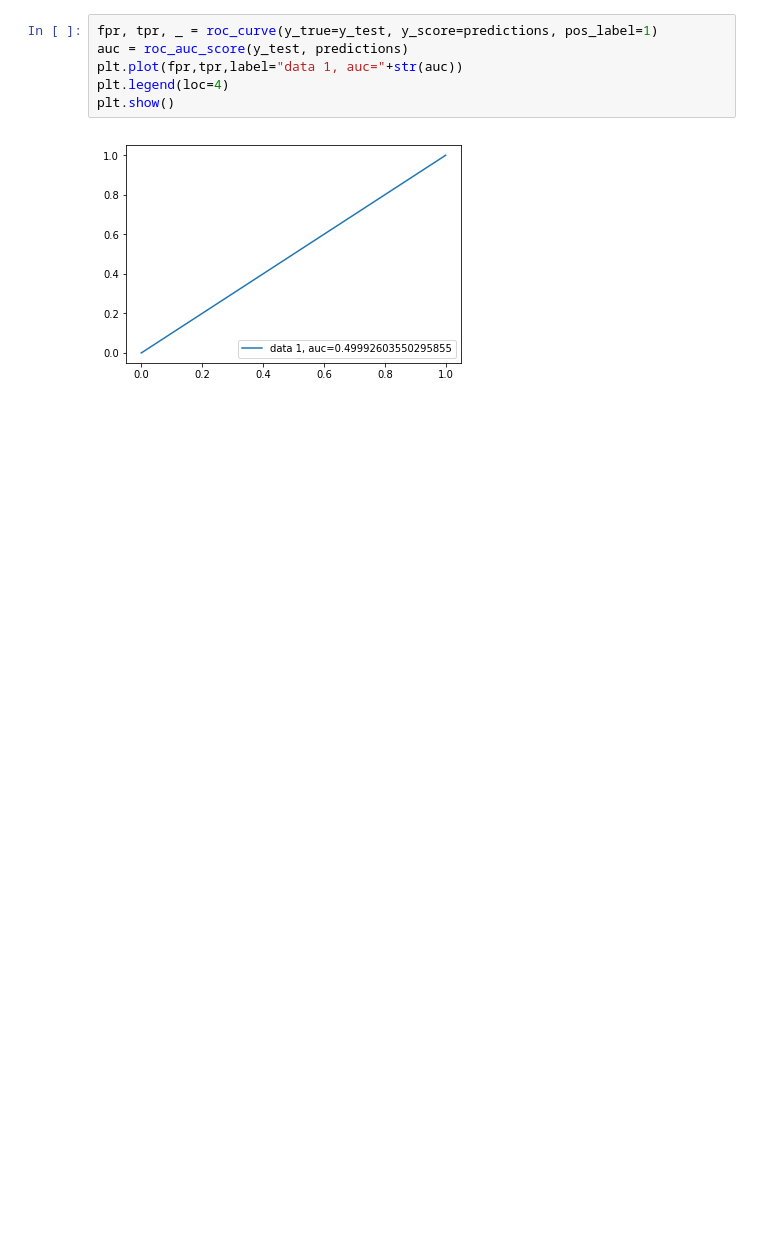
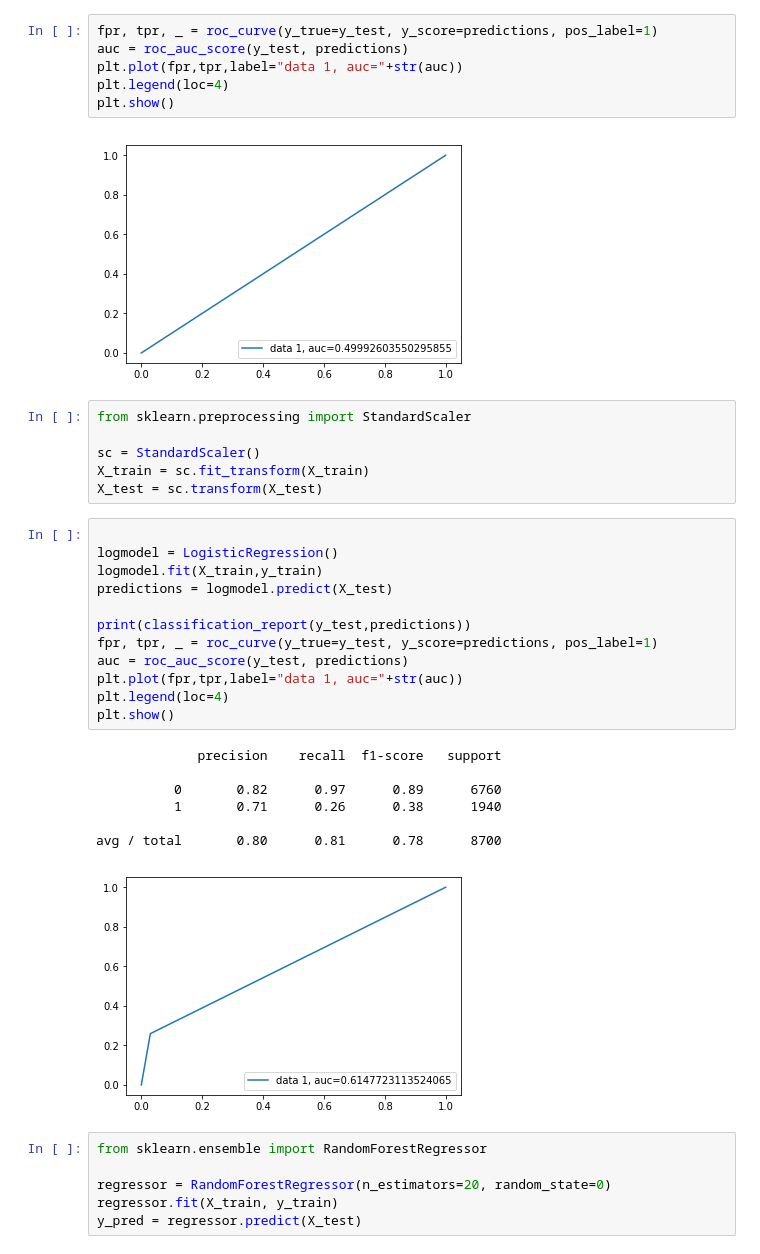
Before and after one commit to CescMateu/credit-card-default, a Jupyter notebook: first_version.ipynb, the cells around one changed output. Saved outputs shown, nothing was run; the diff lists cells and outputs as text; blank space fills up the shorter version.

```diff
--- a/first_version.ipynb
+++ b/first_version.ipynb
@@ -147,3 +155,35 @@ plt.legend(loc=4)
 plt.show()
 # %% [output]
 [figure]
+# %%
+from sklearn.preprocessing import StandardScaler
+
+sc = StandardScaler()
+X_train = sc.fit_transform(X_train)
+X_test = sc.transform(X_test)
+# %%
+
+logmodel = LogisticRegression()
+logmodel.fit(X_train,y_train)
+predictions = logmodel.predict(X_test)
+
+print(classification_report(y_test,predictions))
+fpr, tpr, _ = roc_curve(y_true=y_test, y_score=predictions, pos_label=1)
+auc = roc_auc_score(y_test, predictions)
+plt.plot(fpr,tpr,label="data 1, auc="+str(auc))
+plt.legend(loc=4)
+plt.show()
+# %% [output]
+             precision    recall  f1-score   support
+
+          0       0.82      0.97      0.89      6760
+          1       0.71      0.26      0.38      1940
+
+avg / total       0.80      0.81      0.78      8700
+[figure, added]
+# %%
+from sklearn.ensemble import RandomForestRegressor
+
+regressor = RandomForestRegressor(n_estimators=20, random_state=0)
+regressor.fit(X_train, y_train)
+y_pred = regressor.predict(X_test)
```
Also changed, not shown: parts of 6 cells of this notebook.
